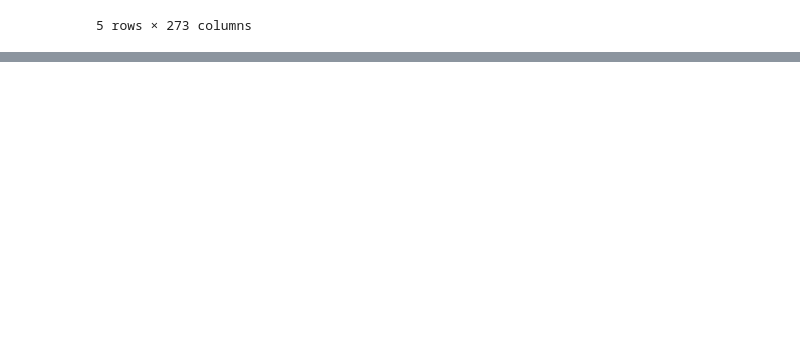
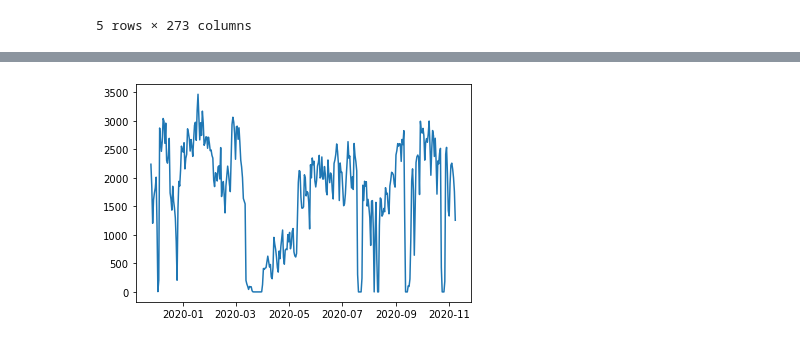
Before and after one commit to adroissart/ML_PlaneteOUI, a Jupyter notebook: PlaneteOUI.ipynb, the cells around one changed output, grey strips where cells are left out. Saved outputs shown, nothing was run; the diff lists cells and outputs as text; code cells hidden in the pictures; blank space fills up the shorter version.

```diff
--- a/PlaneteOUI.ipynb
+++ b/PlaneteOUI.ipynb
@@ -115,0 +117,3 @@ plt.show()
+# %%
+sumy=testdf2.sum(axis=1)
+sumy.head()
@@ -116,3 +128,8 @@ plt.show()
+# %%
+plt.plot(sumy)
+plt.show()
+# %% [output]
+[figure, added]
 # %%
 ##################
 # transformation
```
Also changed, not shown: parts of 3 cells of this notebook.
